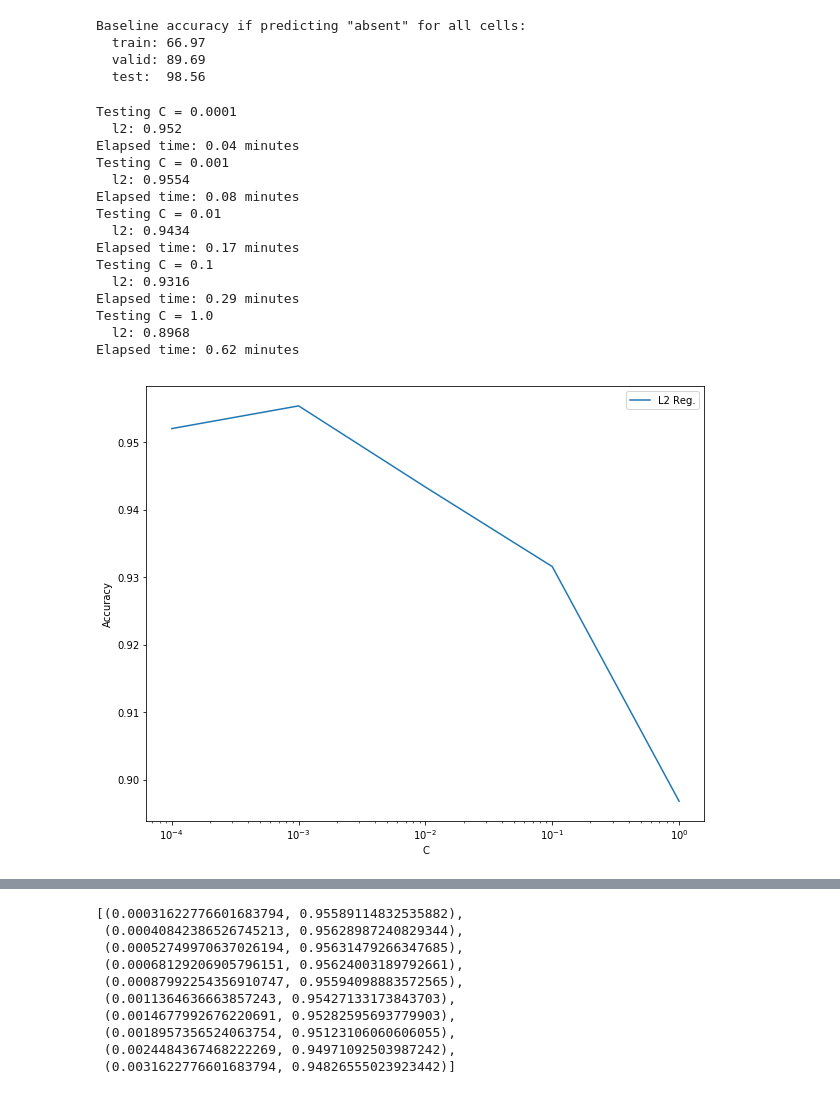
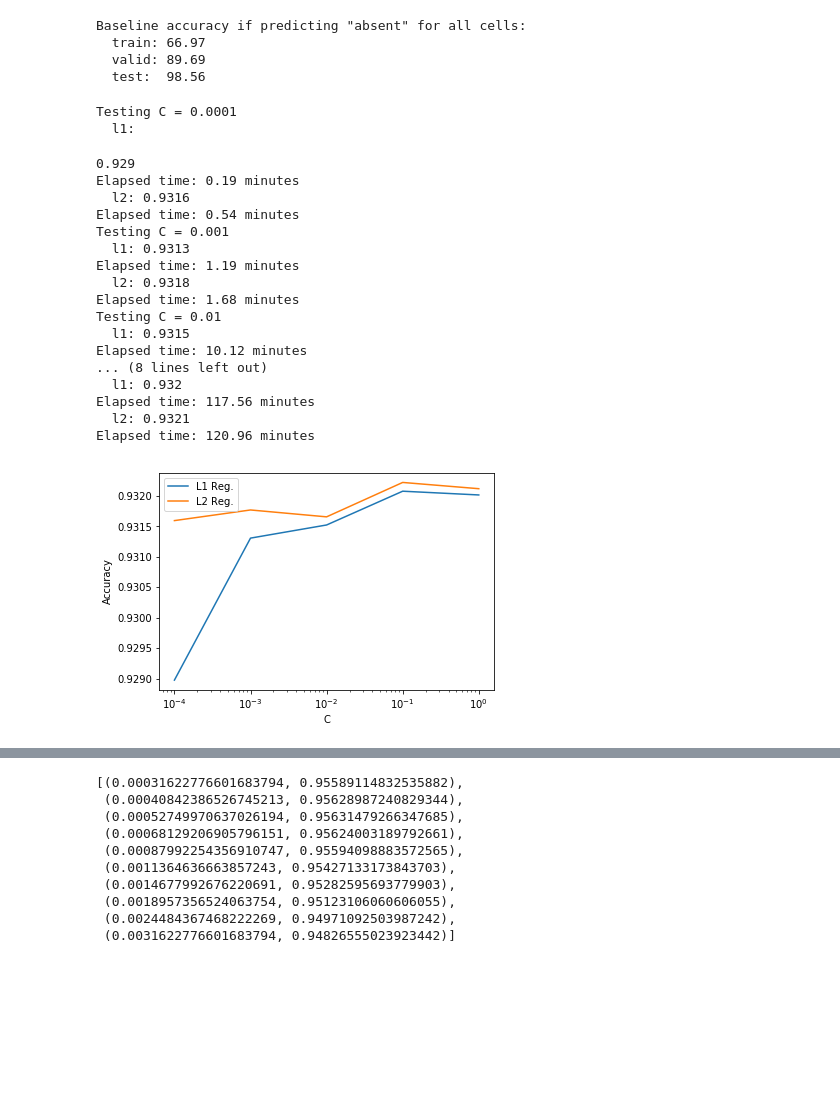
Before and after one commit to dongmeic/SDM, a Jupyter notebook: python/notebooks_new/logistic.py.ipynb, the cells around one changed output, grey strips where cells are left out. Cells and saved outputs as stored; diff of their text form; code cells hidden in the pictures; blank space fills up the shorter version.

```diff
--- a/python/notebooks_new/logistic.py.ipynb
+++ b/python/notebooks_new/logistic.py.ipynb
@@ -172,6 +170,15 @@ def scale_data(X_train, X_valid, X_test):
     X_valid = scaler.transform(X_valid)
     X_test  = scaler.transform(X_test)
     return X_train, X_valid, X_test
+# %%
+def drop_NA(df):
+    df = df[df.columns.drop(list(df.filter(regex='cv.gsp')))]
+    return df
+# %%
+X_train = drop_NA(X_train)
+# %%
+X_valid = drop_NA(X_valid)
+X_test = drop_NA(X_test)
 # %%
 X_train, X_valid, X_test = scale_data(X_train, X_valid, X_test)
 # %%
@@ -180,38 +187,42 @@ y_valid = y_valid['btl_t'].values.reshape(-1)
 y_test  = y_test['btl_t'].values.reshape(-1)
 # %%
 # Find optimal regularization via best validation-set accuracy
-#l1_mods = []
+l1_mods = []
 l2_mods = []
 Cs = np.logspace(-4, 0, 5)
 
 t0 = time.time()
 for C in Cs:
     print('Testing C =', C)
-    for penalty in ['l2']: #['l1', 'l2']:
+    for penalty in ['l1', 'l2']: #['l1', 'l2']:
         print('  %s:' % penalty, end=' ')
         logistic_clf = LogisticRegression(C=C, penalty=penalty, n_jobs=-1)
         logistic_clf.fit(X_train, y_train)
         preds = logistic_clf.predict(X_valid)
         accuracy = sum(y_valid == preds) / len(preds)
         print(round(accuracy, 4))
-        #if penalty == 'l1':
-        #    l1_mods.append(accuracy)
-        #else:
-        l2_mods.append(accuracy)
+        if penalty == 'l1':
+            l1_mods.append(accuracy)
+        else:
+            l2_mods.append(accuracy)
         print('Elapsed time: %.2f minutes' % ((time.time() - t0) / 60))
 # %% [output]
 Testing C = 0.0001
-  l2: 0.952
-Elapsed time: 0.04 minutes
-Testing C = 0.001
-  l2: 0.9554
-Elapsed time: 0.08 minutes
-Testing C = 0.01
-  l2: 0.9434
-Elapsed time: 0.17 minutes
-Testing C = 0.1
-  l2: 0.9316
-Elapsed time: 0.29 minutes
-Testing C = 1.0
-  l2: 0.8968
-Elapsed time: 0.62 minutes
+  l1:
+0.929
+Elapsed time: 0.19 minutes
+  l2: 0.9316
+Elapsed time: 0.54 minutes
+Testing C = 0.001
+  l1: 0.9313
+Elapsed time: 1.19 minutes
+  l2: 0.9318
+Elapsed time: 1.68 minutes
+Testing C = 0.01
+  l1: 0.9315
+Elapsed time: 10.12 minutes
+... (8 lines left out)
+  l1: 0.932
+Elapsed time: 117.56 minutes
+  l2: 0.9321
+Elapsed time: 120.96 minutes
@@ -218,12 +231,12 @@ Elapsed time: 0.62 minutes
 # %%
-#plt.plot(Cs, l1_mods, label='L1 Reg.');
+plt.plot(Cs, l1_mods, label='L1 Reg.');
 plt.plot(Cs, l2_mods, label='L2 Reg.');
 plt.xscale('log');
 plt.xlabel('C');
 plt.ylabel('Accuracy');
 plt.legend(loc='best');
 # %% [output]
-[figure, old version]
+[figure, new version]
 # %%
 l1_mods = []
 l2_mods = []
```
Also changed, not shown: parts of 15 cells of this notebook, 1 other file.
